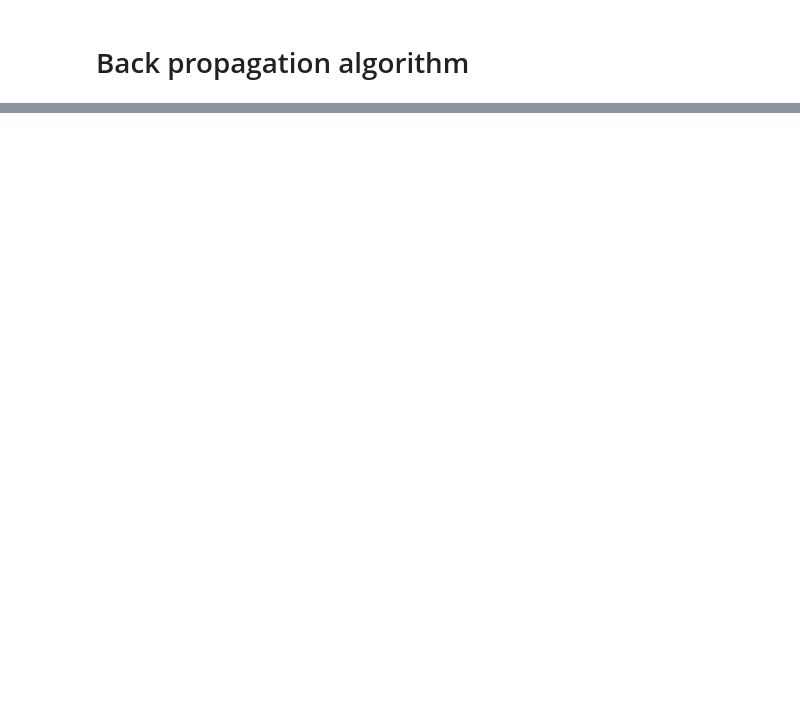
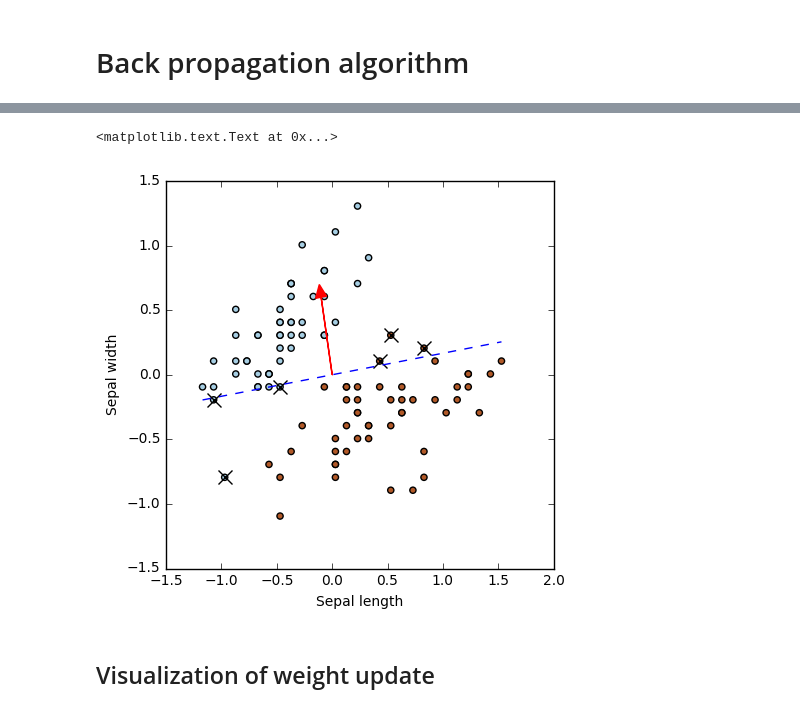
Before and after one commit to AbstractGeek/rusmalai-ncbs, a Jupyter notebook: 02-perceptron-learning-and-backpropagation.ipynb, the cells around one changed output, grey strips where cells are left out. Saved outputs shown, nothing was run; the diff lists cells and outputs as text; code cells hidden in the pictures; blank space fills up the shorter version.

```diff
--- a/02-perceptron-learning-and-backpropagation.ipynb
+++ b/02-perceptron-learning-and-backpropagation.ipynb
@@ -60,0 +99,14 @@ True
+# %%
+# Obtain classes
+perceptron_output = (X.dot(w) < 0) + 0
+
+# Compare
+classification_status = (perceptron_output == ground_truth)
+X_incorrect = X[np.logical_not(classification_status),:]
+delta = ground_truth - perceptron_output
+delta = -1 * delta[np.logical_not(classification_status)]
+
+print("Classification_status:")
+print(classification_status)
+print("\nIncorrectly classified:")
+print(np.sum(np.logical_not(classification_status)))
@@ -60,0 +127,14 @@ True
+# %%
+plt.figure(2, figsize=(5, 5))
+ax = plt.axes()
+plt.scatter(X[:, 0], X[:, 1], c=Y, cmap=plt.cm.Paired)
+plt.plot(X_incorrect[:, 0], X_incorrect[:, 1],linestyle='None',color='k',marker='x', ms=10.0, mew=1.0)
+plt.plot(x1,y1,linestyle='--')
+ax.arrow(0, 0, w[0], w[1], head_width=0.1, head_length=0.1, fc='r', ec='r') # Weight vector
+plt.xlabel('Sepal length')
+plt.ylabel('Sepal width')
+# %% [output]
+<matplotlib.text.Text at 0x...>
+[figure, added]
+# %% [markdown]
+## Visualization of weight update
```
Also changed, not shown: parts of 22 cells of this notebook.
